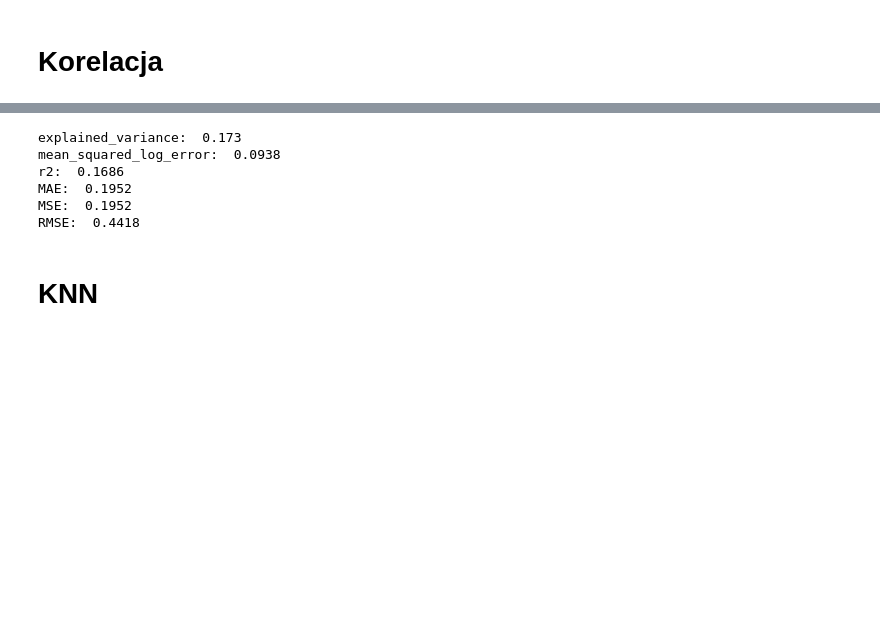
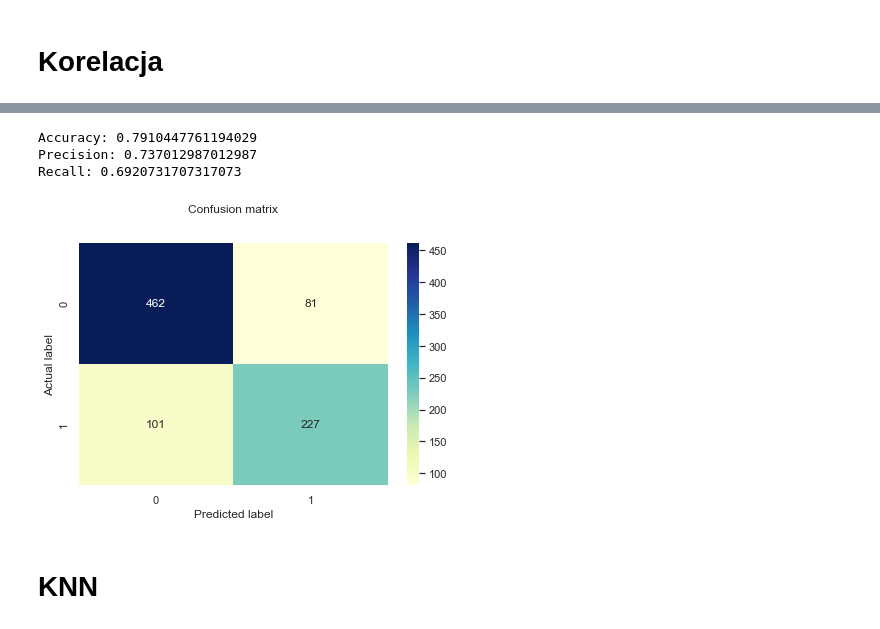
Before and after one commit to JacekJanur/Titanic, a Jupyter notebook: Kaggle_Titanic.ipynb, the cells around one changed output, grey strips where cells are left out. Saved outputs shown, nothing was run; the diff lists cells and outputs as text; code cells hidden in the pictures; blank space fills up the shorter version.

```diff
--- a/Kaggle_Titanic.ipynb
+++ b/Kaggle_Titanic.ipynb
@@ -363,0 +321,3 @@ RMSE:  0.3869
+# %%
+category = pd.cut(train.Age,bins=[0,2,17,65,99],labels=['baby','Child','Adult','Elderly'])
+train.insert(5,'Age Group',category)
@@ -363,0 +326,2 @@ RMSE:  0.3869
+# %%
+train = train.join(pd.get_dummies(train['Age Group']))
@@ -363,0 +330,5 @@ RMSE:  0.3869
+# %%
+import numpy as np
+train['Single'] = np.where(train['SibSp'] == 0, 1/2, 0) + np.where(train['Parch'] == 0, 1/2, 0)
+train['Single'] = train.Single.round(0)
+train.head()
@@ -364,35 +342,37 @@ RMSE:  0.3869
 # %%
-X = train[['Sex', 'Fare', 'BoolCabin', 'Pclass', 'SibSp', 'Parch', 'pred_age']]
+X = train[['Sex', 'BoolCabin', 'Pclass', 'Single', 'baby', 'Child', 'Adult']]
 y = train['Survived']
 
 from sklearn.linear_model import LogisticRegression
-regr = LogisticRegression(solver='saga', max_iter = 400)
+import sklearn.metrics as metrics
+
+
+regr = LogisticRegression(solver='liblinear', max_iter = 400)
 regr.fit(X, y)
 
 y_true = y
 
 y_pred = regr.predict(X)
 
-explained_variance=metrics.explained_variance_score(y_true, y_pred)
-mean_absolute_error=metrics.mean_absolute_error(y_true, y_pred)
-mse=metrics.mean_squared_error(y_true, y_pred)
-mean_squared_log_error=metrics.mean_squared_log_error(y_true, y_pred)
-median_absolute_error=metrics.median_absolute_error(y_true, y_pred)
-r2=metrics.r2_score(y_true, y_pred)
 
-print('explained_variance: ', round(explained_variance,4))
-print('mean_squared_log_error: ', round(mean_squared_log_error,4))
-print('r2: ', round(r2,4))
-print('MAE: ', round(mean_absolute_error,4))
-print('MSE: ', round(mse,4))
-print('RMSE: ', round(np.sqrt(mse),4))
+cnf_matrix = metrics.confusion_matrix(y_true, y_pred)
+cnf_matrix
+
+sns.heatmap(pd.DataFrame(cnf_matrix), annot=True, cmap="YlGnBu" ,fmt='g')
+ax.xaxis.set_label_position("top")
+plt.tight_layout()
+plt.title('Confusion matrix', y=1.1)
+plt.ylabel('Actual label')
+plt.xlabel('Predicted label')
+
+print("Accuracy:",metrics.accuracy_score(y_true, y_pred))
+print("Precision:",metrics.precision_score(y_true, y_pred))
+print("Recall:",metrics.recall_score(y_true, y_pred))
 # %% [output]
-explained_variance:  0.173
-mean_squared_log_error:  0.0938
-r2:  0.1686
-MAE:  0.1952
-MSE:  0.1952
-RMSE:  0.4418
+Accuracy: 0.7910447761194029
+Precision: 0.737012987012987
+Recall: 0.6920731707317073
+[figure, added]
 # %% [markdown]
 # KNN
 # %%
```
Also changed, not shown: parts of 14 cells of this notebook.
